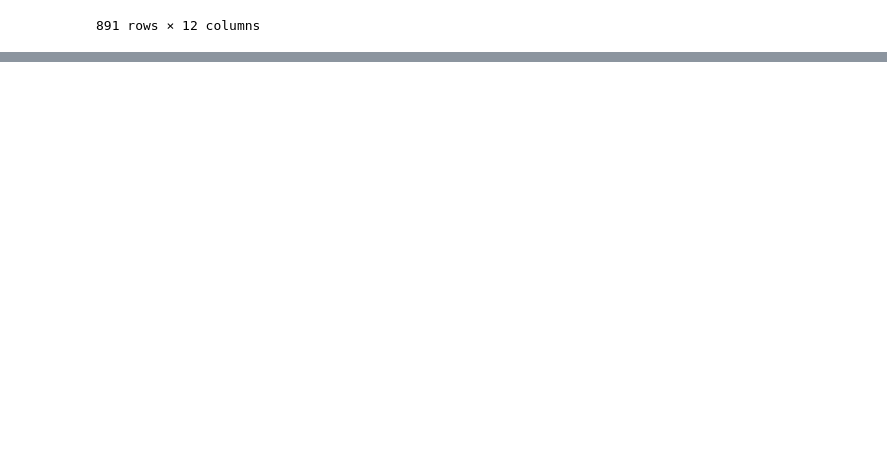
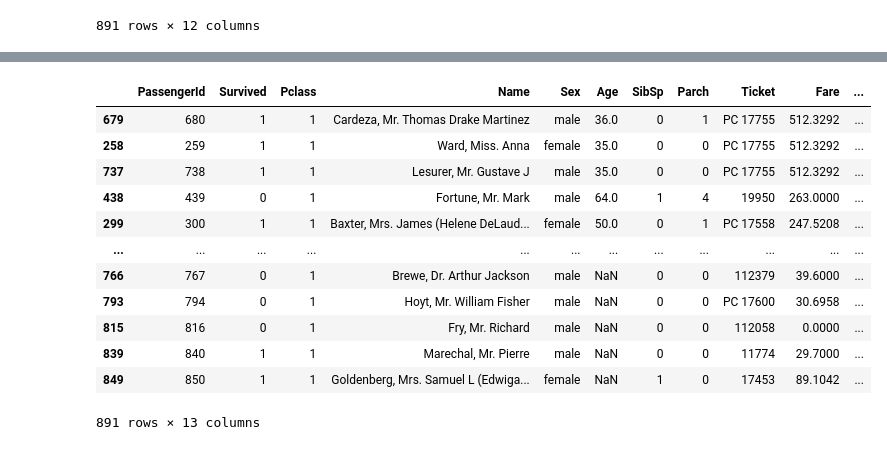
Before and after one commit to PayamFekri/LPY-inFarsi-Learn-Python-In-Farsi-, a Jupyter notebook: pandas/pandasi 4.ipynb, the cells around one changed output, grey strips where cells are left out. Drawn from its saved outputs; the diff is of its cells as text; code cells hidden in the pictures; blank space fills up the shorter version.

Commit message:
'EditedTitanic'

```diff
--- a/pandas/pandasi 4.ipynb
+++ b/pandas/pandasi 4.ipynb
@@ -213,3 +213,6 @@ titanic.iloc[0:10,0:12]
 | 7 | 8 | 0 | 3 | Palsson, Master. Gosta Leonard | male | 2.0 | 3 | 1 | 349909 | 21.0750 | ... |
 | 8 | 9 | 1 | 3 | Johnson, Mrs. Oscar W (Elisabeth ... | female | 27.0 | 0 | 2 | 347742 | 11.1333 | ... |
 | 9 | 10 | 1 | 2 | Nasser, Mrs. Nicholas (Adele Achem) | female | 14.0 | 1 | 0 | 237736 | 30.0708 | ... |
+# %%
+titanic["new Fare"] = titanic["Fare"] * titanic["Age"]
+titanic
@@ -215,0 +373,17 @@ titanic.iloc[0:10,0:12]
+# %%
+titanic.sort_values(by=["new Fare","Pclass"] ,ascending= False)
+#ascending = صعودی
+# %% [output]
+|  | PassengerId | Survived | Pclass | Name | Sex | Age | SibSp | Parch | Ticket | Fare | ... |
+| 679 | 680 | 1 | 1 | Cardeza, Mr. Thomas Drake Martinez | male | 36.0 | 0 | 1 | PC 17755 | 512.3292 | ... |
+| 258 | 259 | 1 | 1 | Ward, Miss. Anna | female | 35.0 | 0 | 0 | PC 17755 | 512.3292 | ... |
+| 737 | 738 | 1 | 1 | Lesurer, Mr. Gustave J | male | 35.0 | 0 | 0 | PC 17755 | 512.3292 | ... |
+| 438 | 439 | 0 | 1 | Fortune, Mr. Mark | male | 64.0 | 1 | 4 | 19950 | 263.0000 | ... |
+| 299 | 300 | 1 | 1 | Baxter, Mrs. James (Helene DeLaud... | female | 50.0 | 0 | 1 | PC 17558 | 247.5208 | ... |
+| ... | ... | ... | ... | ... | ... | ... | ... | ... | ... | ... | ... |
+| 766 | 767 | 0 | 1 | Brewe, Dr. Arthur Jackson | male | NaN | 0 | 0 | 112379 | 39.6000 | ... |
+| 793 | 794 | 0 | 1 | Hoyt, Mr. William Fisher | male | NaN | 0 | 0 | PC 17600 | 30.6958 | ... |
+| 815 | 816 | 0 | 1 | Fry, Mr. Richard | male | NaN | 0 | 0 | 112058 | 0.0000 | ... |
+| 839 | 840 | 1 | 1 | Marechal, Mr. Pierre | male | NaN | 0 | 0 | 11774 | 29.7000 | ... |
+| 849 | 850 | 1 | 1 | Goldenberg, Mrs. Samuel L (Edwiga... | female | NaN | 1 | 0 | 17453 | 89.1042 | ... |
+891 rows × 13 columns
```
Also changed, not shown: parts of 15 cells of this notebook, 1 other file.
